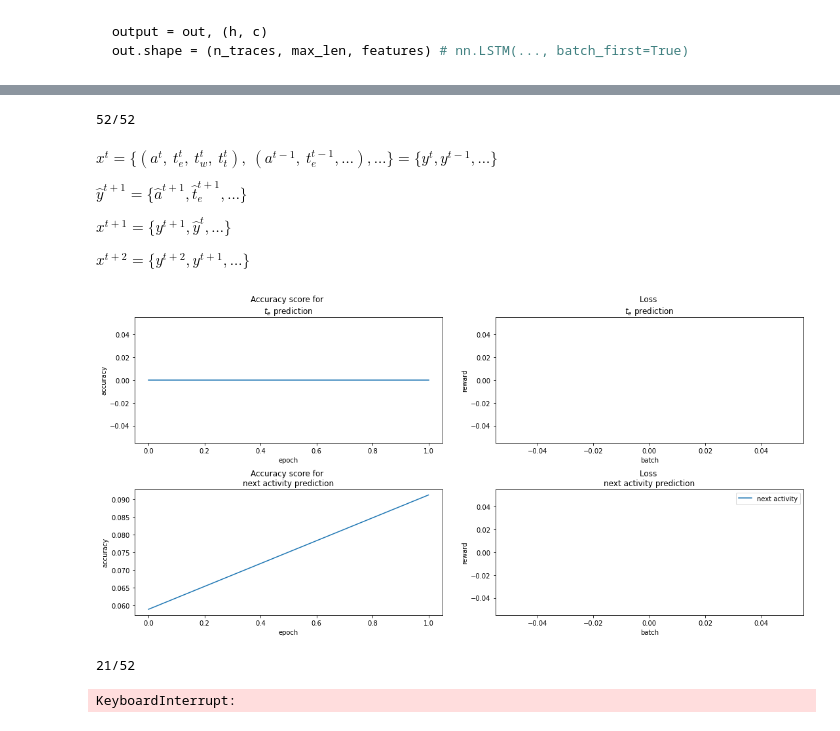
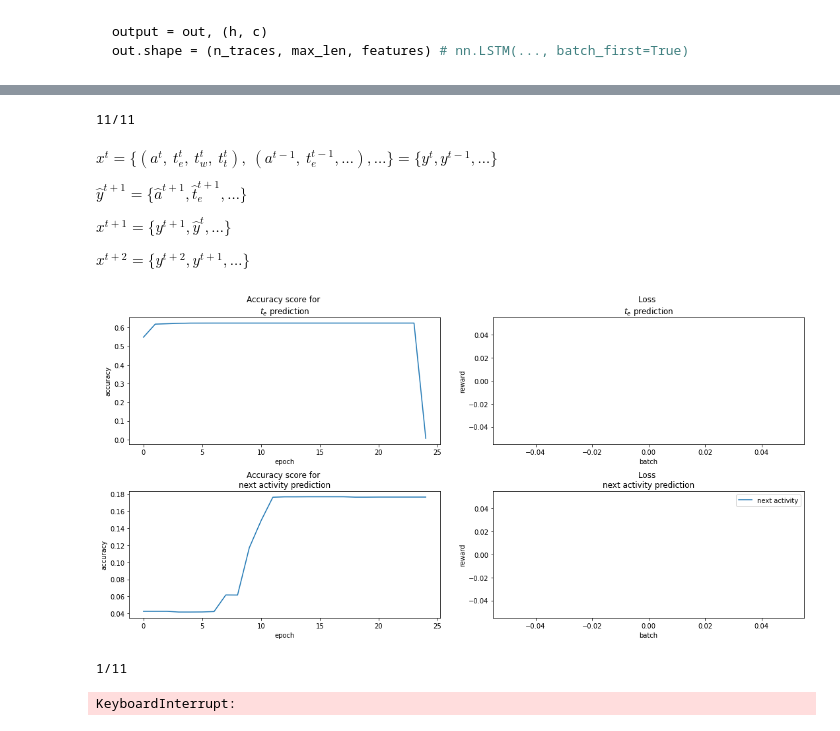
Before and after one commit to lemikhovalex/rl4pm, a Jupyter notebook: rl4pm_one_step_env.ipynb, the cells around one changed output, grey strips where cells are left out. Cells and saved outputs as stored; diff of their text form; code cells hidden in the pictures.

Commit message:
l 4 filtered data

```diff
--- a/rl4pm_one_step_env.ipynb
+++ b/rl4pm_one_step_env.ipynb
@@ -84,3 +99,13 @@ scaler.fit(df)
+# %%
+scaler = preprocessing.PaperScaler(column_feature)
+scaler.fit(train_df_pr)
+train_df_pr_sc = scaler.transform(train_df_pr)
+test_df_pr_sc = scaler.transform(test_df_pr)
+val_df_pr_sc = scaler.transform(val_df_pr)
+
+train_df_pr_sc.drop(columns='timestamp', inplace=True)
+test_df_pr_sc.drop(columns='timestamp', inplace=True)
+val_df_pr_sc.drop(columns='timestamp', inplace=True)
 # %% [markdown]
 ## Environment
 Ther given scheme is the following:
@@ -124,32 +161,34 @@ utils.split_to_fixed_bucket([1, 2, 3, 4, 5, 6, 7, 8], 3)
 from rl4pm_lib import envs, utils
 reload(envs)
 reload(utils)
-traces = list(set(df['trace_id'].values))
+traces = list(set(train_df_pr_sc['trace_id'].values))
 shuffle(traces)
 # traces = traces[:2048]
-n_traces = 256
+n_traces = 512
 
 ix_4_envs = utils.split_to_fixed_bucket(traces, n_traces)
 n_envs = len(ix_4_envs)
 envirs = []
 for _i in range(n_envs):
     print(f'{_i+1}/{n_envs}', end='\r')
-    env_matrix = utils.get_traces_matrix(df, ix_4_envs[_i])
-    envirs.append(envs.PMEnvOneStepCons(data=env_matrix, intervals_te_rew=te_intervals, column_to_time_features=column_feature,
-                             window_size=window_size, device=cpu, scaler=scaler
+    env_matrix = utils.get_traces_matrix(train_df_pr_sc, ix_4_envs[_i])
+    envirs.append(envs.PMEnvOneStepCons(data=env_matrix, intervals_te_rew=te_intervals,
+                                        column_to_time_features=column_feature,
+                                        window_size=window_size, device=cpu, scaler=scaler
                             )
                )
 # %% [output]
-52/52
+11/11
 # %%
 from rl4pm_lib import replay_buffer, agents, agencies
 reload(agents)
 reload(agencies)
-batch_size = 2 ** 10
-memory_size = 2 ** 14
+batch_size = 2 ** 12
+memory_size = 2 ** 16
 hidden = 128
 replay_memory = replay_buffer.ReplayMemory(memory_size, n_traces)
-agency = agencies.Agency(input_size=27 * 2, hidden=hidden, n_lstm=1, te_intervals=te_intervals, ac_learning_rate=1e-3,
+agency = agencies.Agency(input_size=envirs[0].data.shape[-1] * window_size, hidden=hidden, n_lstm=1,
+                         te_intervals=te_intervals, ac_learning_rate=1e-3,
                          te_learning_rate=1e-3, n_classes=n_classes, discount_factor=0.7)
 pol_avg = 0.01
 refresh_every = 1
@@ -163,11 +202,13 @@ $x^{t+1} = \{y^{t+1}, \hat{y}^{t}, \dots \}$
 $x^{t+2} = \{y^{t+2}, y^{t+1}, \dots \}$
 # %%
 import time
+# %%
+device = 'cpu'
 # %%
 times = []
-for _ in range(3):
+for _ in range(1):
     replay_memory = replay_buffer.ReplayMemory(memory_size, n_traces)
-    agency = agencies.Agency(input_size=27 * 2, hidden=hidden, n_lstm=1, te_intervals=te_intervals, ac_learning_rate=1e-3,
+    agency = agencies.Agency(input_size=9 * 2, hidden=hidden, n_lstm=1, te_intervals=te_intervals, ac_learning_rate=1e-3,
                              te_learning_rate=1e-3, n_classes=n_classes, discount_factor=0.7)
     wtf = []
     te_rewards = []
@@ -180,7 +221,7 @@ for _ in range(3):
     loc_n_ = []
     grad_step_count = 0
     start_t = time.time()
-    for epoch in range(3):
+    for epoch in range(100):
         te_rw = 0
         ac_rw = 0
         n = 0
@@ -198,33 +239,33 @@ for _ in range(3):
                 wtf.append(len(loc_te_rews))
             loc_te_rews.append(_episode_te_rew)
             loc_ac_rews.append(_episode_ac_rew)
             loc_n_.append(n_ep)
             te_rw += _episode_te_rew
             ac_rw += _episode_ac_rew
             n += n_ep
             if replay_memory.is_full():
                 agency.to(device)
                 ep_te_loss, ep_ac_loss = agency.train(replay_memory, batch_size)
                 grad_step_count += 1
 
                 losses_ac.append(ep_ac_loss)
                 losses_te.append(ep_te_loss)
             # print(ep_te_rew, ep_te_rew, n_samples)
 
         agency.to(device)
         ep_te_loss, ep_ac_loss = agency.train(replay_memory, batch_size)
         te_rewards.append(te_rw / n)
         ac_rewards.append(ac_rw / n)
         nn_rewards.append(n)
         grad_step_count += 1
         if grad_step_count % refresh_every == 0:
             agency.refresh_target(pol_avg)
 
         display.clear_output(wait=True)
         utils.plot_laerning_process(te_rewards, ac_rewards, losses_te, losses_ac)
 
     times.append(time.time() - start_t)
 # %% [output]
-[figure, old version]
+[figure, new version]
-21/52
+1/11
 KeyboardInterrupt:
```
Also changed, not shown: parts of 16 cells of this notebook.
